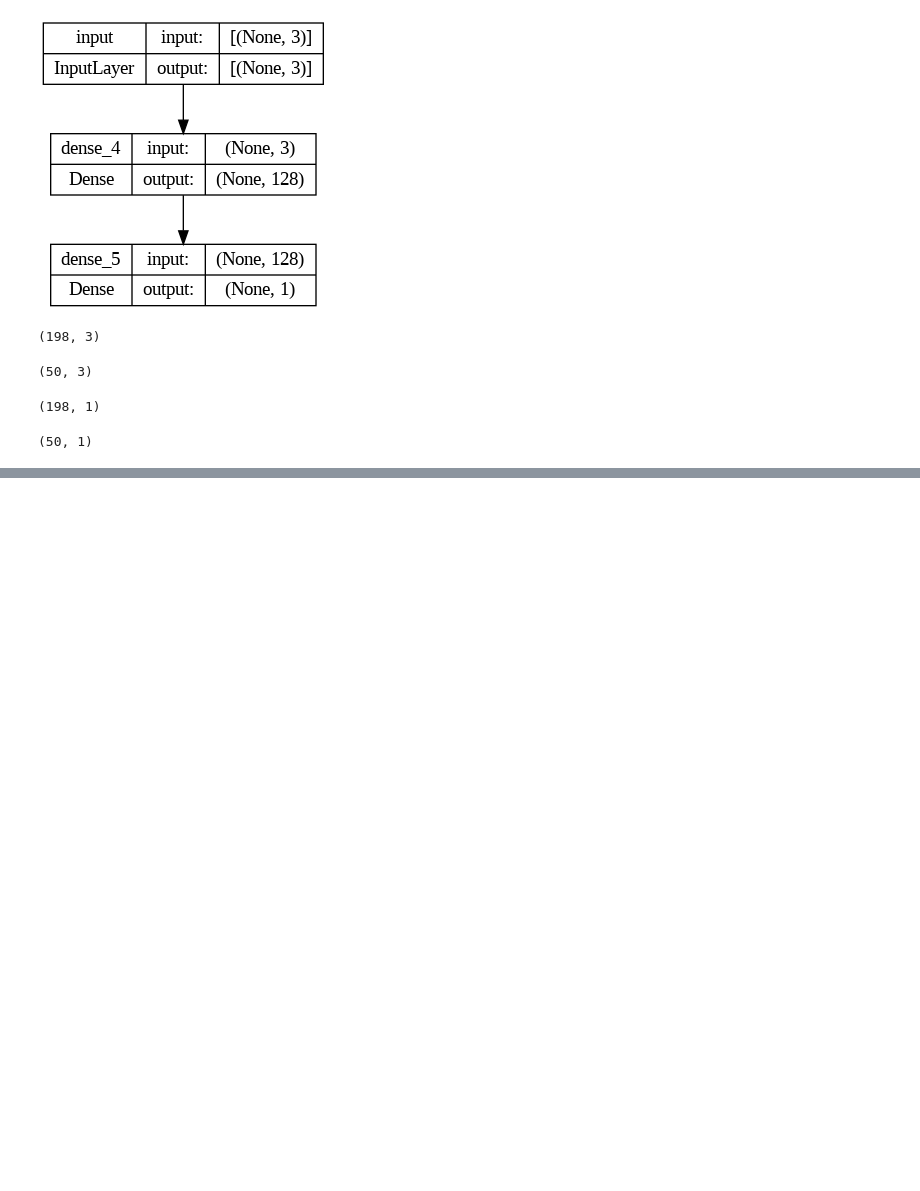
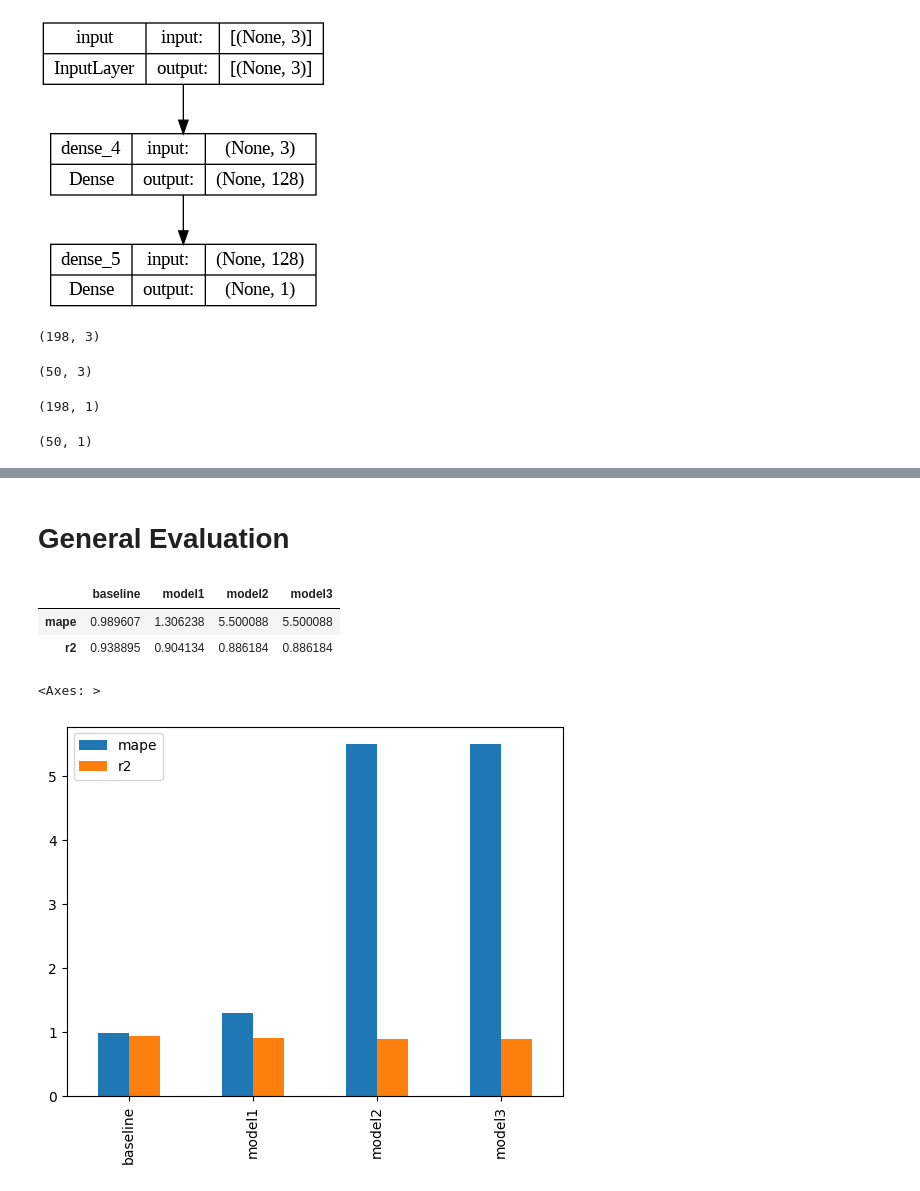
Before and after one commit to ucheokechukwu/Stock-Prediction-with-Supervised-and-Reinforcement-Learning, a Jupyter notebook: src/Feature_Engineering_Baseline_Models.ipynb, the cells around one changed output, grey strips where cells are left out. Drawn from its saved outputs; the diff is of its cells as text; code cells hidden in the pictures; blank space fills up the shorter version.

```diff
--- a/src/Feature_Engineering_Baseline_Models.ipynb
+++ b/src/Feature_Engineering_Baseline_Models.ipynb
@@ -321,0 +322,10 @@ error_dict
+# %%
+# Fit model
+model2.fit(X_train,
+           y_train,
+           epochs=100,
+           verbose=1,
+           batch_size=128,
+           validation_data=(X_test, y_test),
+           callbacks=[early_stop]
+           ) # create ModelCheckpoint callback to save best model
@@ -321,0 +353,4 @@ error_dict
+# %%
+error_dict['model2'] = metrics(y_true = y_test.values,
+                                            y_pred = tf.squeeze(model2.predict(X_test)))
+error_dict
@@ -321,0 +422,4 @@ error_dict
+# %%
+error_dict['model3'] = metrics(y_true = y_test.values,
+                                            y_pred = tf.squeeze(model2.predict(X_test)))
+error_dict
@@ -321,0 +432,14 @@ error_dict
+# %% [markdown]
+# General Evaluation
+# %%
+metrics_df = pd.DataFrame(error_dict, index=['mape', 'r2'])
+metrics_df
+# %% [output]
+|  | baseline | model1 | model2 | model3 |
+| mape | 0.989607 | 1.306238 | 5.500088 | 5.500088 |
+| r2 | 0.938895 | 0.904134 | 0.886184 | 0.886184 |
+# %%
+metrics_df.T.plot(kind='bar')
+# %% [output]
+<Axes: >
+[figure, added]
```
Also changed, not shown: parts of 22 cells of this notebook.
